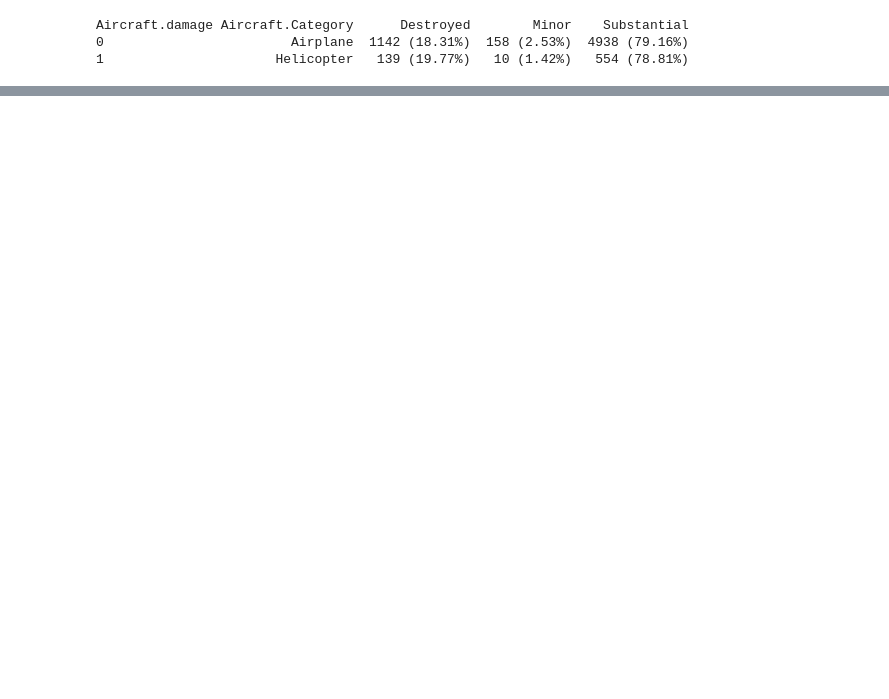
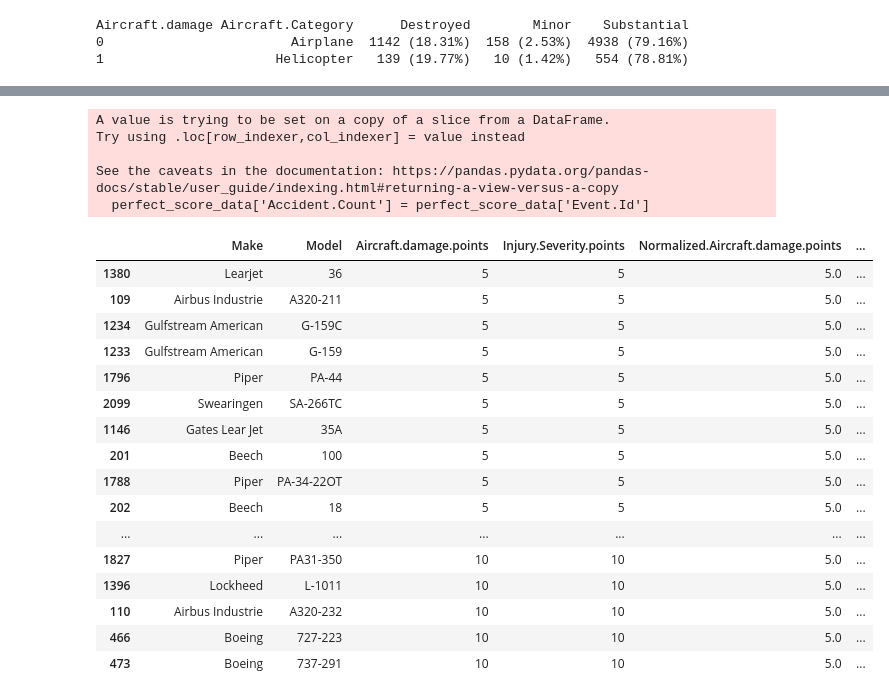
Before and after one commit to owenml/dsc-phase-1-project-v3, a Jupyter notebook: Olu.ipynb, the cells around one changed output, grey strips where cells are left out. Saved outputs shown, nothing was run; the diff lists cells and outputs as text; code cells hidden in the pictures; blank space fills up the shorter version.

```diff
--- a/Olu.ipynb
+++ b/Olu.ipynb
@@ -752,0 +398,39 @@ plt.show()
+# %%
+# Filter the DataFrame to only include makes and models with a perfect safety score of 5
+perfect_score_data = sorted_data[sorted_data['Safety.Score'] == 5]
+
+# Add a new column 'Accident.Count' to store the number of accidents for each model
+perfect_score_data['Accident.Count'] = perfect_score_data['Event.Id']
+
+# Drop the 'Event.Id' column
+perfect_score_data = perfect_score_data.drop(columns=['Event.Id'])
+
+# Rank the makes and models based on the least number of accidents
+perfect_score_data = perfect_score_data.sort_values(by='Accident.Count', ascending=True)
+
+# Display the ranked makes and models
+perfect_score_data[['Make', 'Model', 'Safety.Score', 'Accident.Count']]
+perfect_score_data
+# %% [output]
+A value is trying to be set on a copy of a slice from a DataFrame.
+Try using .loc[row_indexer,col_indexer] = value instead
+
+See the caveats in the documentation: https://pandas.pydata.org/pandas-docs/stable/user_guide/indexing.html#returning-a-view-versus-a-copy
+  perfect_score_data['Accident.Count'] = perfect_score_data['Event.Id']
+|  | Make | Model | Aircraft.damage.points | Injury.Severity.points | Normalized.Aircraft.damage.points | ... |
+| 1380 | Learjet | 36 | 5 | 5 | 5.0 | ... |
+| 109 | Airbus Industrie | A320-211 | 5 | 5 | 5.0 | ... |
+| 1234 | Gulfstream American | G-159C | 5 | 5 | 5.0 | ... |
+| 1233 | Gulfstream American | G-159 | 5 | 5 | 5.0 | ... |
+| 1796 | Piper | PA-44 | 5 | 5 | 5.0 | ... |
+| 2099 | Swearingen | SA-266TC | 5 | 5 | 5.0 | ... |
+| 1146 | Gates Lear Jet | 35A | 5 | 5 | 5.0 | ... |
+| 201 | Beech | 100 | 5 | 5 | 5.0 | ... |
+| 1788 | Piper | PA-34-22OT | 5 | 5 | 5.0 | ... |
+| 202 | Beech | 18 | 5 | 5 | 5.0 | ... |
+| ... | ... | ... | ... | ... | ... | ... |
+| 1827 | Piper | PA31-350 | 10 | 10 | 5.0 | ... |
+| 1396 | Lockheed | L-1011 | 10 | 10 | 5.0 | ... |
+| 110 | Airbus Industrie | A320-232 | 10 | 10 | 5.0 | ... |
+| 466 | Boeing | 727-223 | 10 | 10 | 5.0 | ... |
+| 473 | Boeing | 737-291 | 10 | 10 | 5.0 | ... |
```
Also changed, not shown: parts of 73 cells of this notebook.
